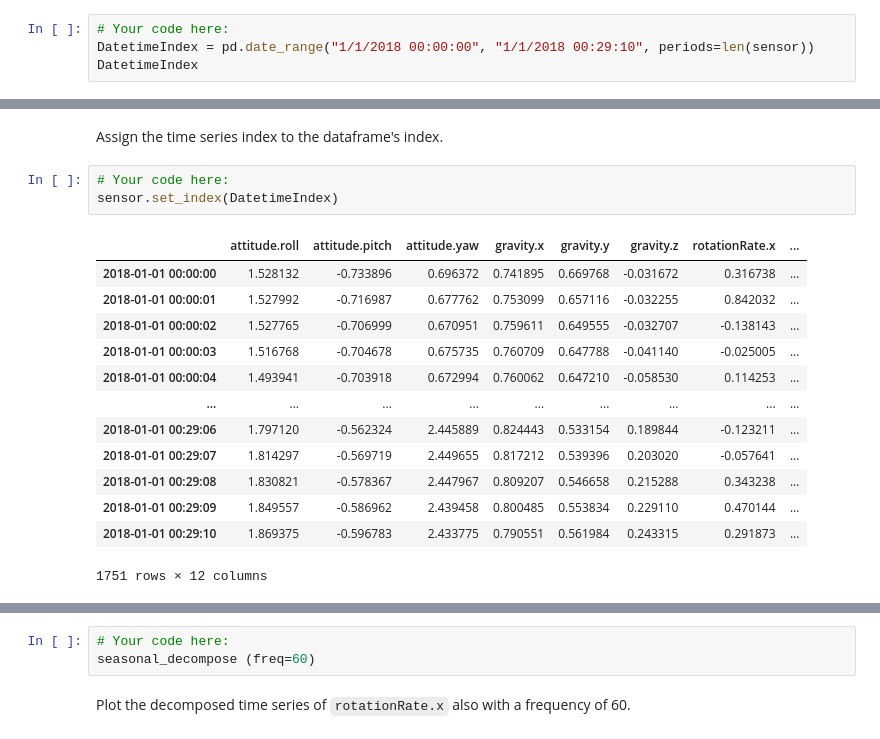
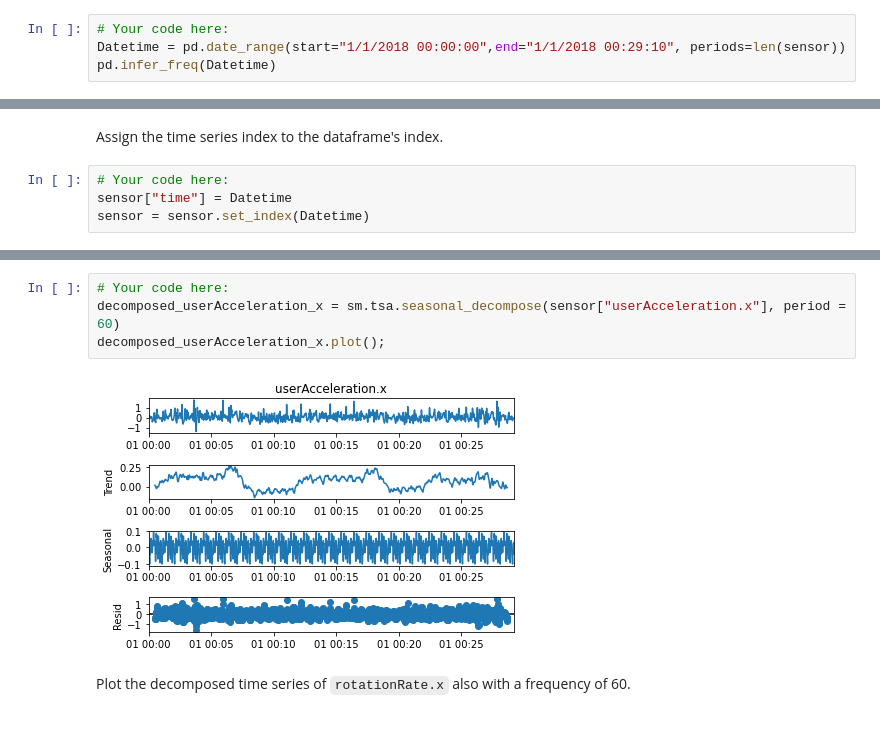
Before and after one commit to Irene9R/dataptmad1121_labs, a Jupyter notebook: extra-work/m2/lab-time-series/your-code/main.ipynb, the cells around one changed output, grey strips where cells are left out. Saved outputs shown, nothing was run; the diff lists cells and outputs as text.

```diff
--- a/extra-work/m2/lab-time-series/your-code/main.ipynb
+++ b/extra-work/m2/lab-time-series/your-code/main.ipynb
@@ -62,6 +62,6 @@ rows= 1751 columns= 12
 To perform time series analysis on the data, we must change the index from a range index to a time series index. In the cell below, create a time series index using the `pd.date_range` function. Create a time series index starting at 1/1/2018 00:00:00 and ending at 1/1/2018 00:29:10. The number of periods is equal to the number of rows in `sensor`. The frequency should be set to `infer`.
 # %%
 # Your code here:
-DatetimeIndex = pd.date_range("1/1/2018 00:00:00", "1/1/2018 00:29:10", periods=len(sensor))
-DatetimeIndex
+Datetime = pd.date_range(start="1/1/2018 00:00:00",end="1/1/2018 00:29:10", periods=len(sensor))
+pd.infer_freq(Datetime)
 # %% [output]
@@ -81,27 +70,17 @@ DatetimeIndex(['2018-01-01 00:00:00', '2018-01-01 00:00:01',
 Assign the time series index to the dataframe's index.
 # %%
 # Your code here:
-sensor.set_index(DatetimeIndex)
+sensor["time"] = Datetime
+sensor = sensor.set_index(Datetime)
-# %% [output]
-|  | attitude.roll | attitude.pitch | attitude.yaw | gravity.x | gravity.y | gravity.z | rotationRate.x | ... |
-| 2018-01-01 00:00:00 | 1.528132 | -0.733896 | 0.696372 | 0.741895 | 0.669768 | -0.031672 | 0.316738 | ... |
-| 2018-01-01 00:00:01 | 1.527992 | -0.716987 | 0.677762 | 0.753099 | 0.657116 | -0.032255 | 0.842032 | ... |
-| 2018-01-01 00:00:02 | 1.527765 | -0.706999 | 0.670951 | 0.759611 | 0.649555 | -0.032707 | -0.138143 | ... |
-| 2018-01-01 00:00:03 | 1.516768 | -0.704678 | 0.675735 | 0.760709 | 0.647788 | -0.041140 | -0.025005 | ... |
-| 2018-01-01 00:00:04 | 1.493941 | -0.703918 | 0.672994 | 0.760062 | 0.647210 | -0.058530 | 0.114253 | ... |
-| ... | ... | ... | ... | ... | ... | ... | ... | ... |
-| 2018-01-01 00:29:06 | 1.797120 | -0.562324 | 2.445889 | 0.824443 | 0.533154 | 0.189844 | -0.123211 | ... |
-| 2018-01-01 00:29:07 | 1.814297 | -0.569719 | 2.449655 | 0.817212 | 0.539396 | 0.203020 | -0.057641 | ... |
-| 2018-01-01 00:29:08 | 1.830821 | -0.578367 | 2.447967 | 0.809207 | 0.546658 | 0.215288 | 0.343238 | ... |
-| 2018-01-01 00:29:09 | 1.849557 | -0.586962 | 2.439458 | 0.800485 | 0.553834 | 0.229110 | 0.470144 | ... |
-| 2018-01-01 00:29:10 | 1.869375 | -0.596783 | 2.433775 | 0.790551 | 0.561984 | 0.243315 | 0.291873 | ... |
-1751 rows × 12 columns
 # %% [markdown]
 Our next step is to decompose the time series and evaluate the patterns in the data. Load the `statsmodels.api` submodule and plot the decomposed plot of `userAcceleration.x`. Set `freq=60` in the `seasonal_decompose` function. Your graph should look like the one below.
 
 ![time series decomposition](../images/tsa_decompose.png)
 # %%
 # Your code here:
-seasonal_decompose (freq=60)
+decomposed_userAcceleration_x = sm.tsa.seasonal_decompose(sensor["userAcceleration.x"], period = 60)
+decomposed_userAcceleration_x.plot();
+# %% [output]
+[figure, added]
 # %% [markdown]
 Plot the decomposed time series of `rotationRate.x` also with a frequency of 60.
```
Also changed, not shown: parts of 2 cells of this notebook.
